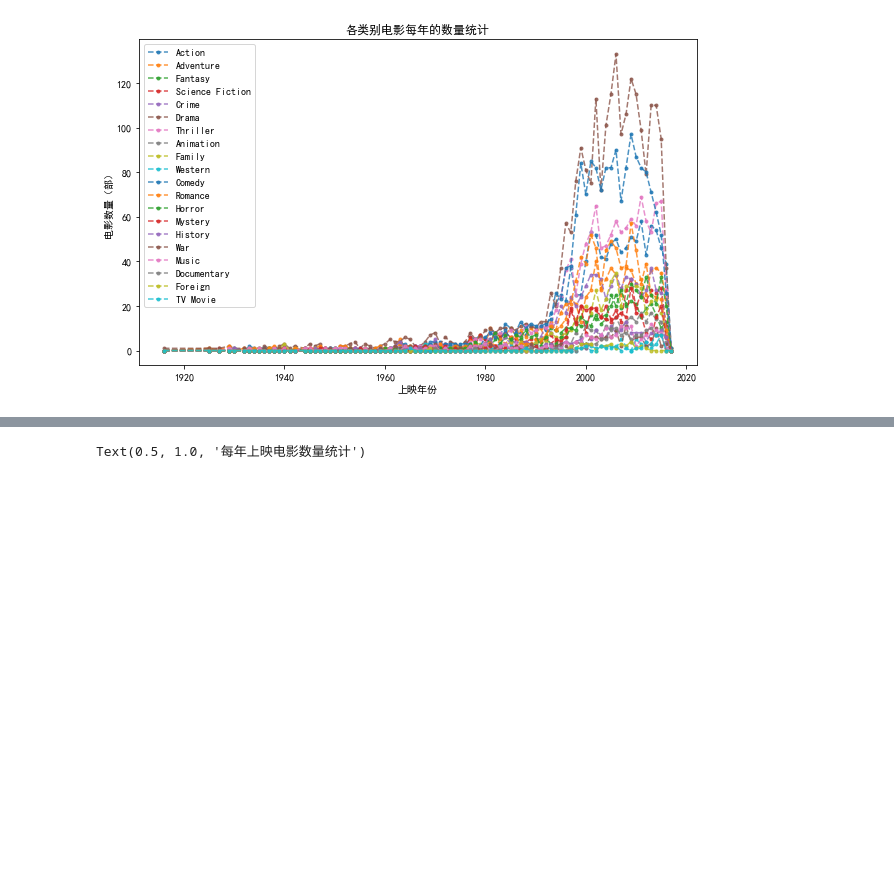
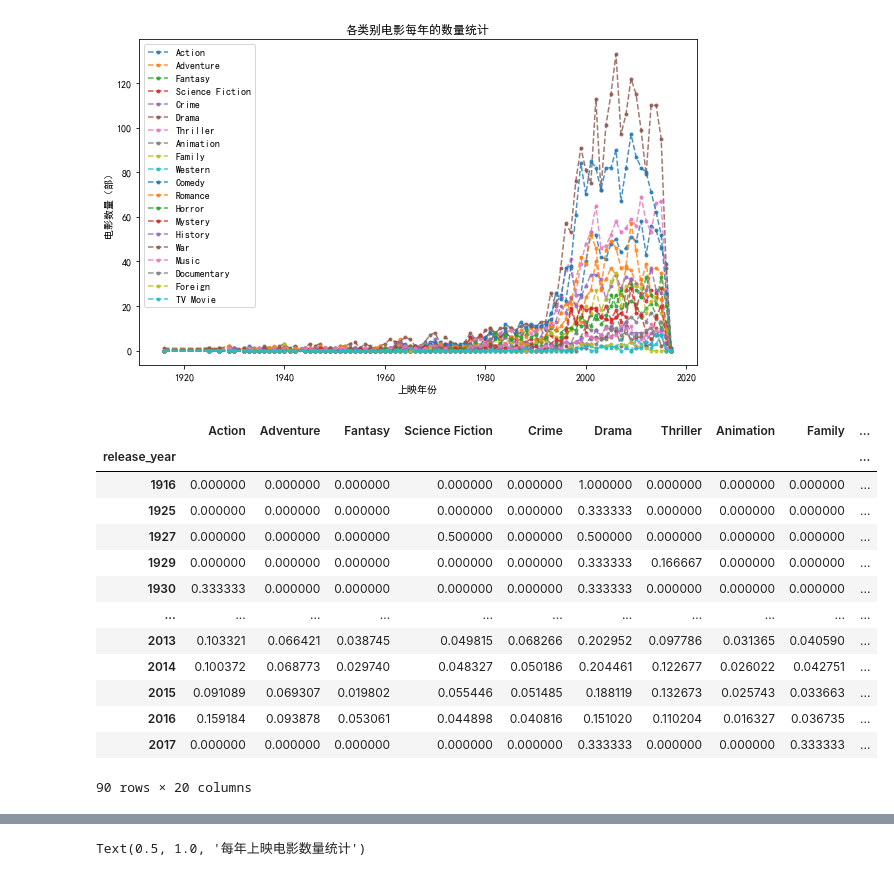
Before and after one commit to AndyFree96/AI-Learning, a Jupyter notebook: DataAnalysis/2.TMDB分析.ipynb, the cells around one changed output, grey strips where cells are left out. Saved outputs shown, nothing was run; the diff lists cells and outputs as text; code cells hidden in the pictures; blank space fills up the shorter version.

```diff
--- a/DataAnalysis/2.TMDB分析.ipynb
+++ b/DataAnalysis/2.TMDB分析.ipynb
@@ -300,7 +300,7 @@ json.loads(movies_df['genres'][0])
 # %%
 movies_df['genres'] = movies_df['genres'].apply(json.loads)
 # %%
-movies_df['genres'] = movies_df['genres'].apply(lambda x: ",".join([item['name'] for item in x]))
+movies_df['genres'] = movies_df['genres'].apply(lambda x: ",".join([item['name'].strip() for item in x]))
 # %%
 movies_df['genres']
 # %% [output]
@@ -474,3 +485,20 @@ plt.title('各类别电影每年的数量统计')
 # %% [output]
 Text(0.5, 1.0, '各类别电影每年的数量统计')
 [figure]
+# %%
+movies_geners_sum.div(movies_geners_sum.sum(axis=1), axis=0)
+# %% [output]
+|  | Action | Adventure | Fantasy | Science Fiction | Crime | Drama | Thriller | Animation | Family | ... |
+| release_year |  |  |  |  |  |  |  |  |  | ... |
+| 1916 | 0.000000 | 0.000000 | 0.000000 | 0.000000 | 0.000000 | 1.000000 | 0.000000 | 0.000000 | 0.000000 | ... |
+| 1925 | 0.000000 | 0.000000 | 0.000000 | 0.000000 | 0.000000 | 0.333333 | 0.000000 | 0.000000 | 0.000000 | ... |
+| 1927 | 0.000000 | 0.000000 | 0.000000 | 0.500000 | 0.000000 | 0.500000 | 0.000000 | 0.000000 | 0.000000 | ... |
+| 1929 | 0.000000 | 0.000000 | 0.000000 | 0.000000 | 0.000000 | 0.333333 | 0.166667 | 0.000000 | 0.000000 | ... |
+| 1930 | 0.333333 | 0.000000 | 0.000000 | 0.000000 | 0.000000 | 0.333333 | 0.000000 | 0.000000 | 0.000000 | ... |
+| ... | ... | ... | ... | ... | ... | ... | ... | ... | ... | ... |
+| 2013 | 0.103321 | 0.066421 | 0.038745 | 0.049815 | 0.068266 | 0.202952 | 0.097786 | 0.031365 | 0.040590 | ... |
+| 2014 | 0.100372 | 0.068773 | 0.029740 | 0.048327 | 0.050186 | 0.204461 | 0.122677 | 0.026022 | 0.042751 | ... |
+| 2015 | 0.091089 | 0.069307 | 0.019802 | 0.055446 | 0.051485 | 0.188119 | 0.132673 | 0.025743 | 0.033663 | ... |
+| 2016 | 0.159184 | 0.093878 | 0.053061 | 0.044898 | 0.040816 | 0.151020 | 0.110204 | 0.016327 | 0.036735 | ... |
+| 2017 | 0.000000 | 0.000000 | 0.000000 | 0.000000 | 0.000000 | 0.333333 | 0.000000 | 0.000000 | 0.333333 | ... |
+90 rows × 20 columns
```
Also changed, not shown: parts of 36 cells of this notebook.
